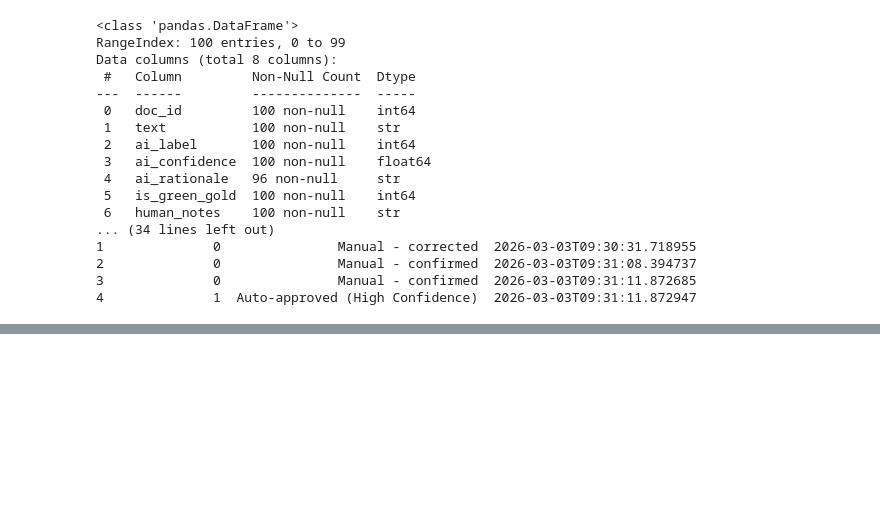
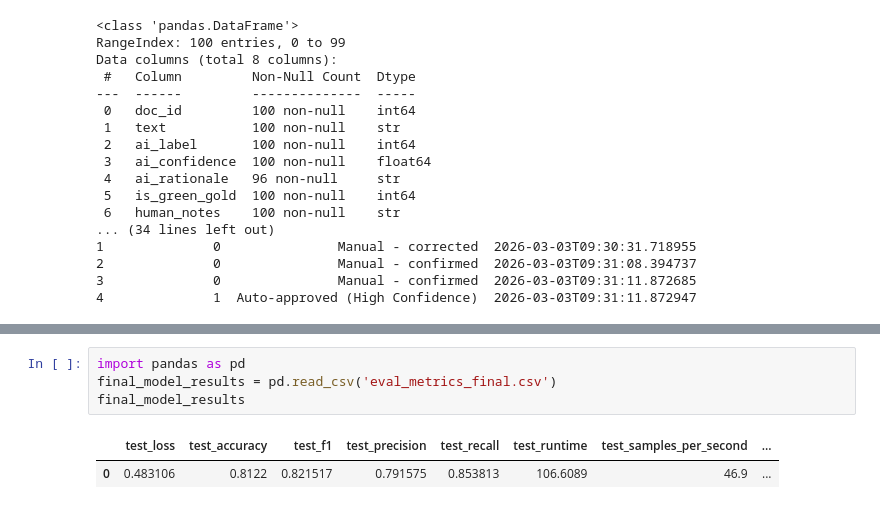
Before and after one commit to Anders-sonderby/M4_assignments, a Jupyter notebook: M4_Assignment_4.ipynb, the cells around one changed output, grey strips where cells are left out. Drawn from its saved outputs; the diff is of its cells as text; blank space fills up the shorter version.

Commit message:
Update to final model results

```diff
--- a/M4_Assignment_4.ipynb
+++ b/M4_Assignment_4.ipynb
@@ -388,0 +392,7 @@ Data columns (total 8 columns):
+# %%
+import pandas as pd
+final_model_results = pd.read_csv('eval_metrics_final.csv')
+final_model_results
+# %% [output]
+|  | test_loss | test_accuracy | test_f1 | test_precision | test_recall | test_runtime | test_samples_per_second | ... |
+| 0 | 0.483106 | 0.8122 | 0.821517 | 0.791575 | 0.853813 | 106.6089 | 46.9 | ... |
```
Also changed, not shown: parts of 2 cells of this notebook.
